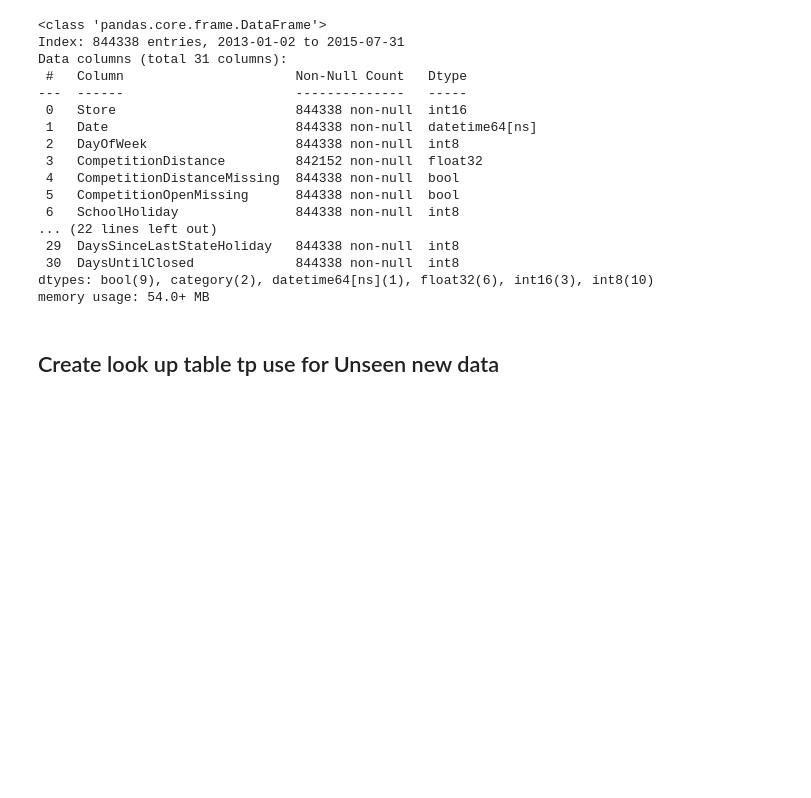
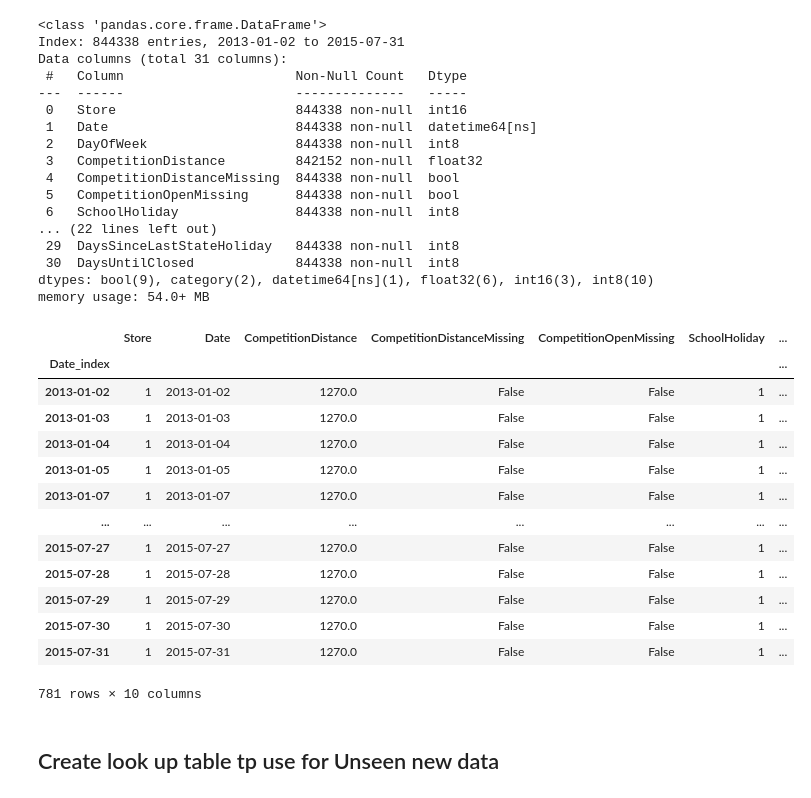
Before and after one commit to mohamedseif-10/Sales-Forecasting, a Jupyter notebook: Notebooks/Preprocessing/03_feature_engineering.ipynb, the cells around one changed output. Drawn from its saved outputs; the diff is of its cells as text; code cells hidden in the pictures; blank space fills up the shorter version.

```diff
--- a/Notebooks/Preprocessing/03_feature_engineering.ipynb
+++ b/Notebooks/Preprocessing/03_feature_engineering.ipynb
@@ -1162,6 +1162,38 @@ Data columns (total 31 columns):
  30  DaysUntilClosed             844338 non-null  int8
 dtypes: bool(9), category(2), datetime64[ns](1), float32(6), int16(3), int8(10)
 memory usage: 54.0+ MB
+# %%
+dd = data[
+    [
+        "Store",
+        "Date",
+        "CompetitionDistance",
+        "CompetitionDistanceMissing",
+        "CompetitionOpenMissing",
+        "SchoolHoliday",
+        "Promo",
+        "Promo2",
+        "StoreType",
+        "Assortment",
+
+    ]
+]
+dd[dd['Store'] == 1]
+# %% [output]
+|  | Store | Date | CompetitionDistance | CompetitionDistanceMissing | CompetitionOpenMissing | SchoolHoliday | ... |
+| Date_index |  |  |  |  |  |  | ... |
+| 2013-01-02 | 1 | 2013-01-02 | 1270.0 | False | False | 1 | ... |
+| 2013-01-03 | 1 | 2013-01-03 | 1270.0 | False | False | 1 | ... |
+| 2013-01-04 | 1 | 2013-01-04 | 1270.0 | False | False | 1 | ... |
+| 2013-01-05 | 1 | 2013-01-05 | 1270.0 | False | False | 1 | ... |
+| 2013-01-07 | 1 | 2013-01-07 | 1270.0 | False | False | 1 | ... |
+| ... | ... | ... | ... | ... | ... | ... | ... |
+| 2015-07-27 | 1 | 2015-07-27 | 1270.0 | False | False | 1 | ... |
+| 2015-07-28 | 1 | 2015-07-28 | 1270.0 | False | False | 1 | ... |
+| 2015-07-29 | 1 | 2015-07-29 | 1270.0 | False | False | 1 | ... |
+| 2015-07-30 | 1 | 2015-07-30 | 1270.0 | False | False | 1 | ... |
+| 2015-07-31 | 1 | 2015-07-31 | 1270.0 | False | False | 1 | ... |
+781 rows × 10 columns
 # %% [markdown]
 ## Create look up table tp use for Unseen new data
 # %%
```
Also changed, not shown: parts of 2 cells of this notebook, 5 other files.
